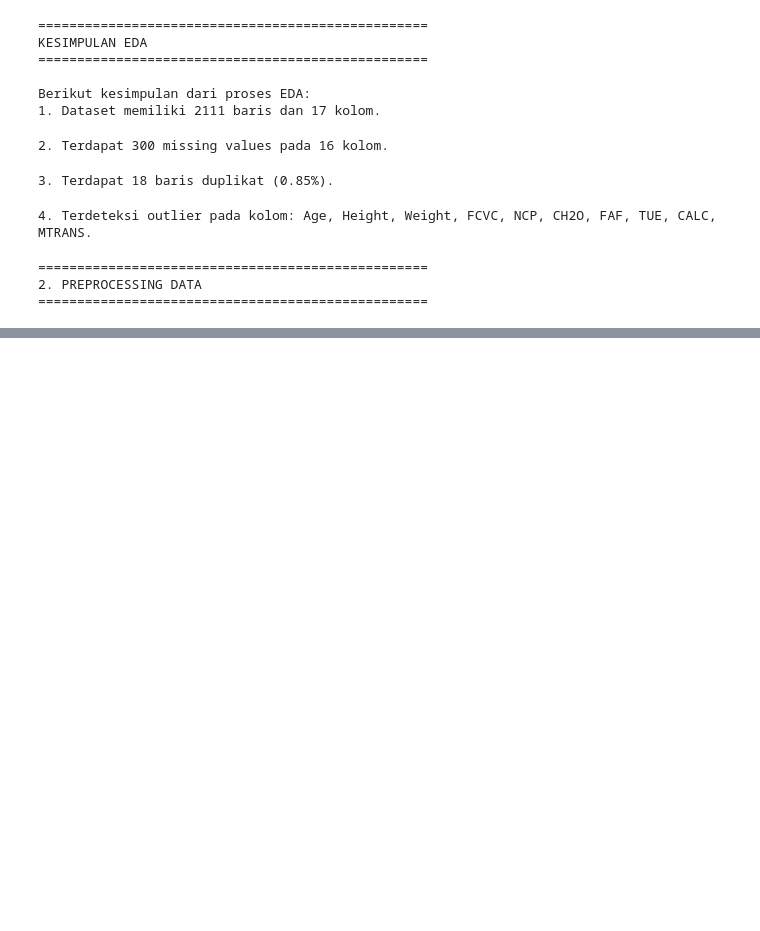
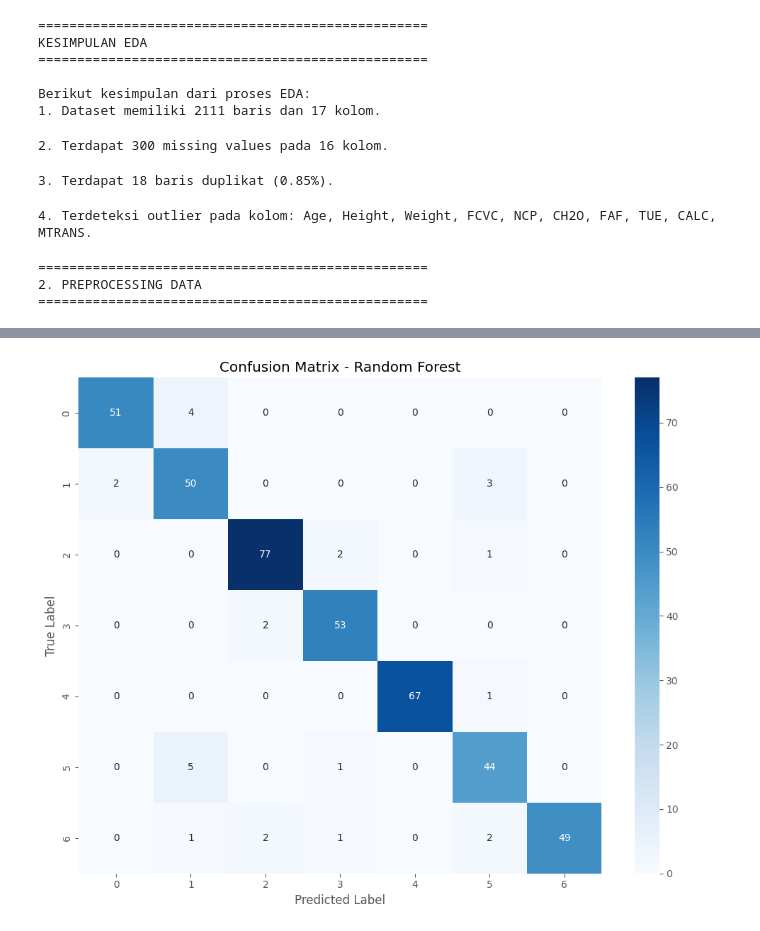
Before and after one commit to Ashief1707/Capstone_Project, a Jupyter notebook: main.ipynb, the cells around one changed output, grey strips where cells are left out. Cells and saved outputs as stored; diff of their text form; code cells hidden in the pictures; blank space fills up the shorter version.

```diff
--- a/main.ipynb
+++ b/main.ipynb
@@ -445,0 +975,79 @@ print("="*50)
+# %%
+# Import libraries
+warnings.filterwarnings('ignore')
+
+# Load the data
+df = pd.read_csv('selected_features_data.csv')
+
+# Separate features and target
+X = df.drop('NObeyesdad', axis=1)
+y = df['NObeyesdad']
+
+# Encode categorical variables
+categorical_cols = X.select_dtypes(include=['object']).columns
+for col in categorical_cols:
+    X[col] = pd.get_dummies(X[col], drop_first=True)
+
+# Split the data
+X_train, X_test, y_train, y_test = train_test_split(X, y, test_size=0.2, random_state=42)
+
+# Initialize models
+models = {
+    'Random Forest': RandomForestClassifier(random_state=42),
+    'Logistic Regression': LogisticRegression(random_state=42, max_iter=1000),
+    'Decision Tree': DecisionTreeClassifier(random_state=42)
+}
+
+# Train and evaluate models
+results = {}
+
+for name, model in models.items():
+    print(f"\nTraining {name}...")
+
+    # Train the model
+    model.fit(X_train, y_train)
+
+    # Make predictions
+    y_pred = model.predict(X_test)
+
+    # Calculate accuracy
+    accuracy = accuracy_score(y_test, y_pred)
+
+    # Store results
+    results[name] = {
+        'accuracy': accuracy,
+        'predictions': y_pred
+    }
+
+    # Print results
+    print(f"{name} Accuracy: {accuracy:.4f}")
+    print("\nClassification Report:")
+    print(classification_report(y_test, y_pred))
+
+    # Plot confusion matrix
+    plt.figure(figsize=(10, 8))
+    cm = confusion_matrix(y_test, y_pred)
+    sns.heatmap(cm, annot=True, fmt='d', cmap='Blues')
+    plt.title(f'Confusion Matrix - {name}')
+    plt.ylabel('True Label')
+    plt.xlabel('Predicted Label')
+    plt.tight_layout()
+    plt.show()
+
+# Compare model performances
+accuracies = {name: result['accuracy'] for name, result in results.items()}
+plt.figure(figsize=(10, 6))
+plt.bar(accuracies.keys(), accuracies.values())
+plt.title('Model Accuracy Comparison')
+plt.ylabel('Accuracy')
+plt.ylim(0, 1)
+for i, v in enumerate(accuracies.values()):
+    plt.text(i, v + 0.01, f'{v:.4f}', ha='center')
+plt.tight_layout()
+plt.show()
+
+# Print final comparison
+print("\nFinal Model Comparison:")
+for name, accuracy in accuracies.items():
+    print(f"{name}: {accuracy:.4f}")
+# %% [output]
@@ -445,0 +1071 @@ print("="*50)
+[figure, added]
```
Also changed, not shown: parts of 17 cells of this notebook, 3 other files.
